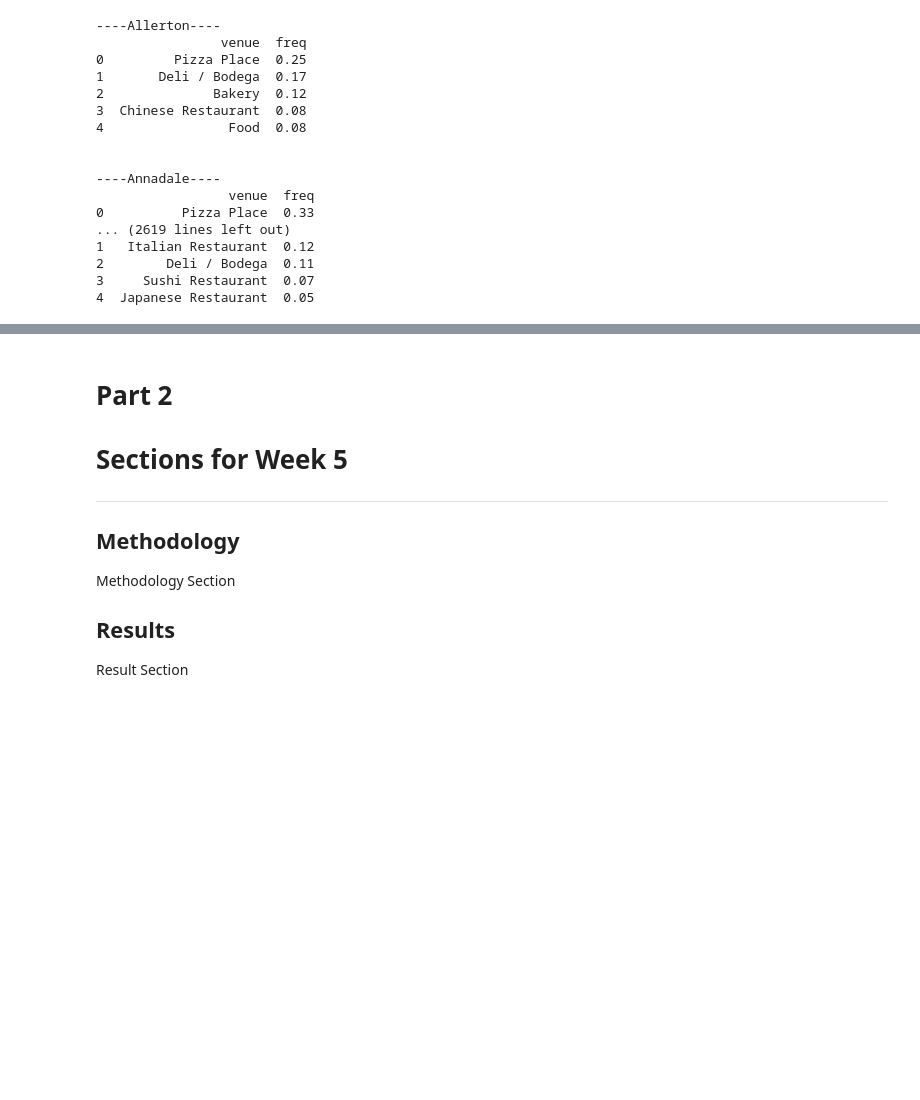
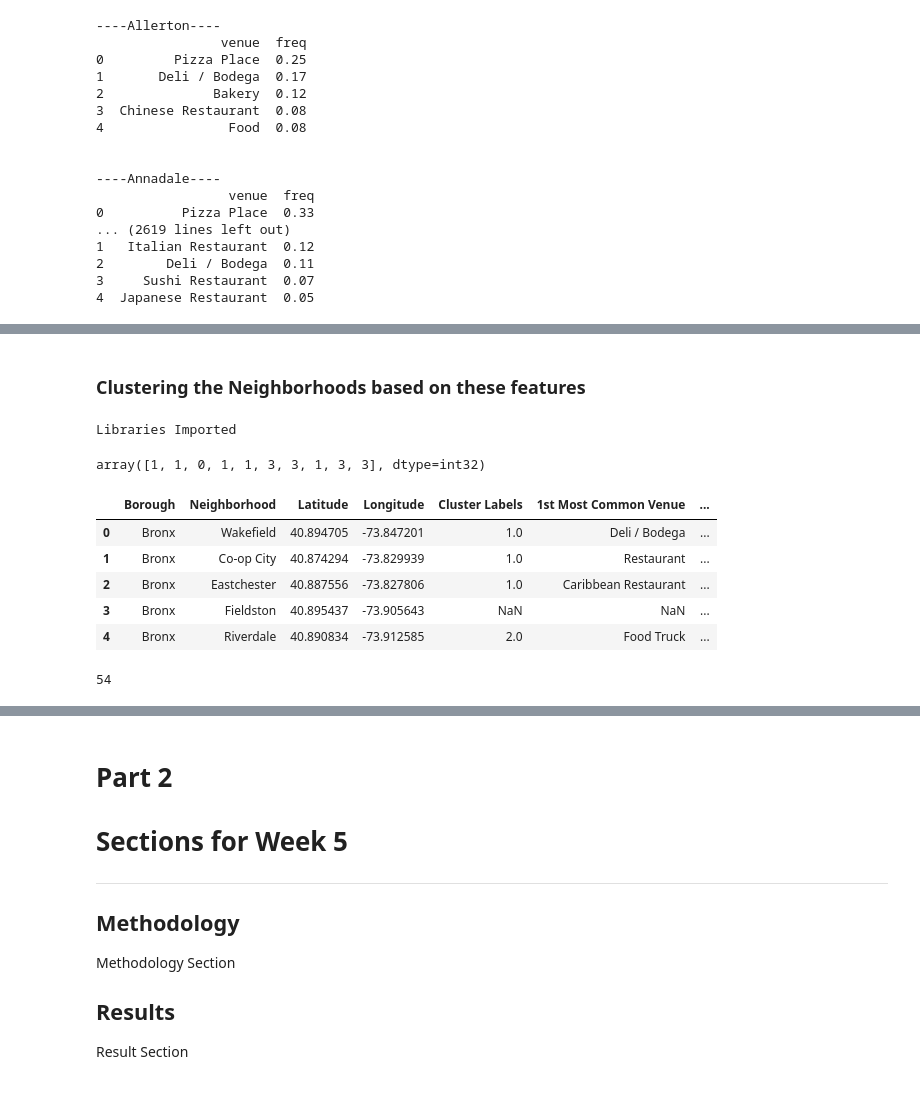
Before and after one commit to MayureshBakshi/Coursera_Capstone, a Jupyter notebook: Applied Data Science Capstone Week 4.ipynb, the cells around one changed output, grey strips where cells are left out. Saved outputs shown, nothing was run; the diff lists cells and outputs as text; code cells hidden in the pictures; blank space fills up the shorter version.

```diff
--- a/Applied Data Science Capstone Week 4.ipynb
+++ b/Applied Data Science Capstone Week 4.ipynb
@@ -236,7 +236,7 @@ map_newyork
 # %%
 ## Setup credentials for Foursquare API
 CLIENT_ID = 'ZGQDH4KDRXB5SPJ3PUNPLKFEWA540AJ0T41BMRELAD3WFSJG' #Foursquare ID
-CLIENT_SECRET = 'GMA4LNK5UVBNO3XJF2H5VZPRYRXTKJSRP1VM15NDOND2DNJN' #Foursquare Secret
+CLIENT_SECRET = '' #Foursquare Secret
 VERSION = '20180605' # Foursquare API version
 print('Your credentails:')
 print('CLIENT_ID: ' + CLIENT_ID)
@@ -507,3 +507,10 @@ for hood in neighborhoods_grouped['Neighborhood']:
 2        Deli / Bodega  0.11
 3     Sushi Restaurant  0.07
 4  Japanese Restaurant  0.05
+# %%
+## Return most common venues for each neighborhood
+def return_most_common_venues(row, num_top_venues):
+    row_categories = row.iloc[1:]
+    row_categories_sorted = row_categories.sort_values(ascending=False)
+
+    return row_categories_sorted.index.values[0:num_top_venues]
@@ -509,0 +546,48 @@ for hood in neighborhoods_grouped['Neighborhood']:
+# %% [markdown]
+### Clustering the Neighborhoods based on these features
+# %%
+# Matplotlib and associated plotting modules
+import matplotlib.cm as cm
+import matplotlib.colors as colors
+
+# import k-means from clustering stage
+from sklearn.cluster import KMeans
+print('Libraries Imported')
+# %% [output]
+Libraries Imported
+# %%
+## K-means clustering on neighborhoods
+
+# set number of clusters
+kclusters = 5
+
+neighborhoods_grouped_clustering = neighborhoods_grouped.drop('Neighborhood', 1)
+
+# run k-means clustering
+kmeans = KMeans(n_clusters=kclusters, random_state=0).fit(neighborhoods_grouped_clustering)
+
+# check cluster labels generated for each row in the dataframe
+kmeans.labels_[0:10]
+# %% [output]
+array([1, 1, 0, 1, 1, 3, 3, 1, 3, 3], dtype=int32)
+# %%
+# add clustering labels
+# neighborhoods_venues_sorted.insert(0, 'Cluster Labels', kmeans.labels_)
+
+neighborhoods_merged = neighborhoods
+
+# merge toronto_grouped with neighborhoods_data to add latitude/longitude for each neighborhood
+neighborhoods_merged = neighborhoods_merged.join(neighborhoods_venues_sorted.set_index('Neighborhood'), on='Neighborhood')
+
+neighborhoods_merged.head() # check the last columns!
+# %% [output]
+|  | Borough | Neighborhood | Latitude | Longitude | Cluster Labels | 1st Most Common Venue | ... |
+| 0 | Bronx | Wakefield | 40.894705 | -73.847201 | 1.0 | Deli / Bodega | ... |
+| 1 | Bronx | Co-op City | 40.874294 | -73.829939 | 1.0 | Restaurant | ... |
+| 2 | Bronx | Eastchester | 40.887556 | -73.827806 | 1.0 | Caribbean Restaurant | ... |
+| 3 | Bronx | Fieldston | 40.895437 | -73.905643 | NaN | NaN | ... |
+| 4 | Bronx | Riverdale | 40.890834 | -73.912585 | 2.0 | Food Truck | ... |
+# %%
+neighborhoods_merged.isnull().sum().sum()
+# %% [output]
+54
```
Also changed, not shown: parts of 13 cells of this notebook.
